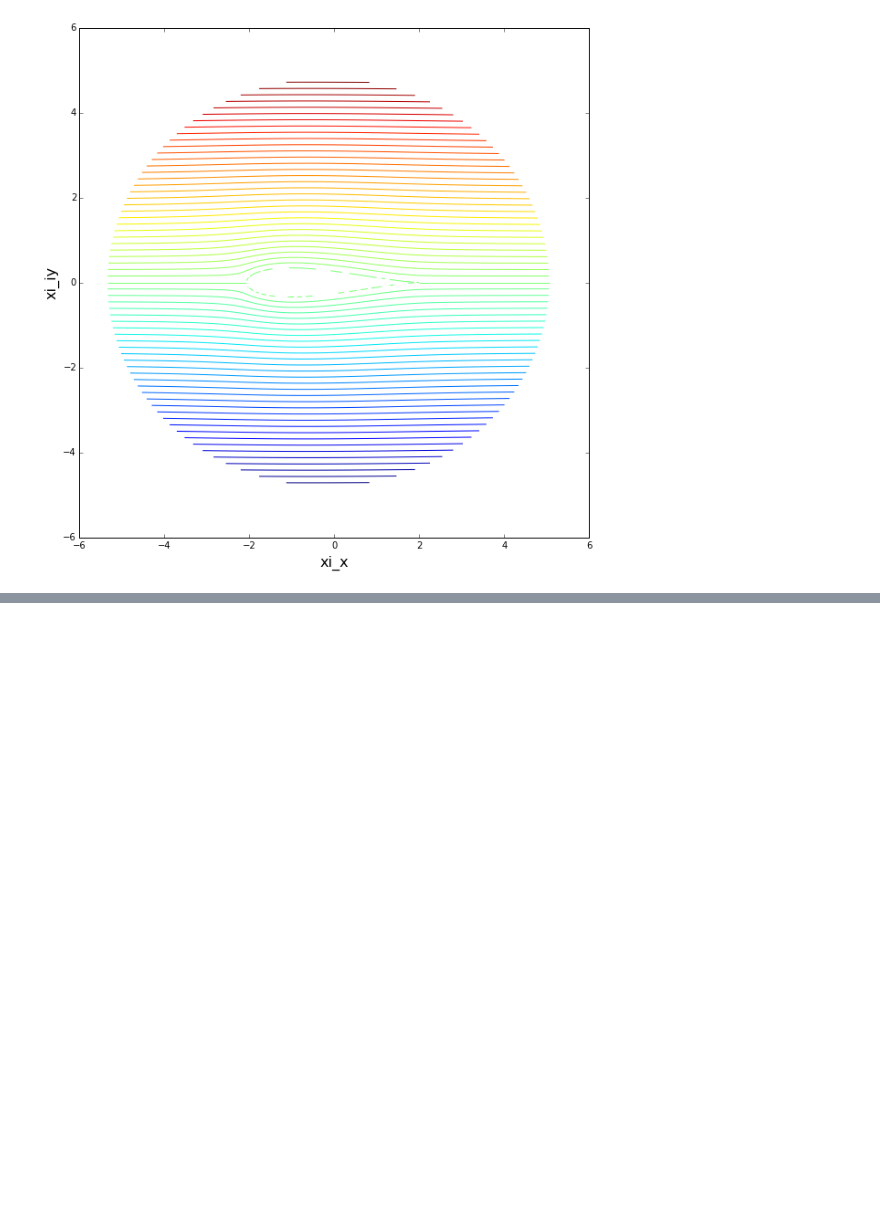
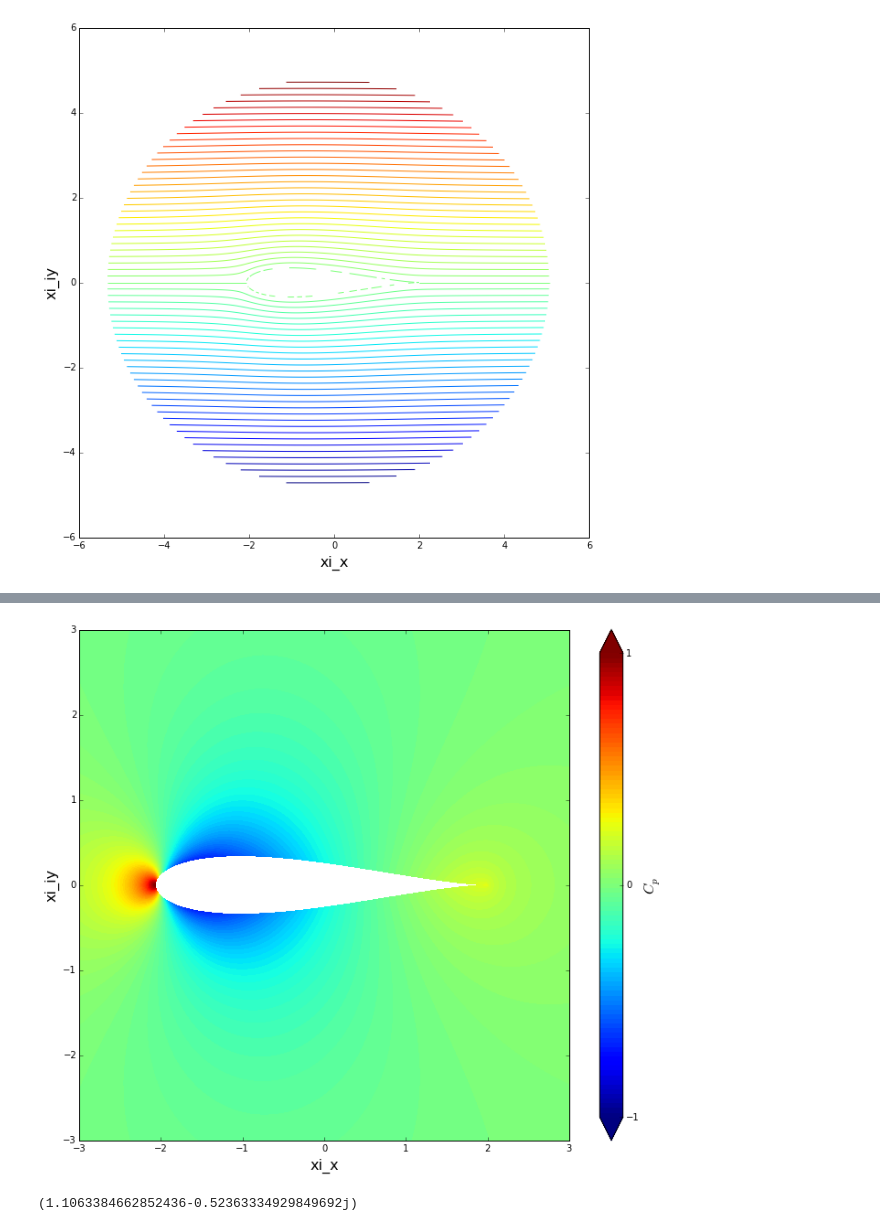
Before and after one commit to chiseler/AeroPython, a Jupyter notebook: lessons/nd_06_Lesson06_Assignment.ipynb, the cells around one changed output, grey strips where cells are left out. Saved outputs shown, nothing was run; the diff lists cells and outputs as text; code cells hidden in the pictures; blank space fills up the shorter version.

```diff
--- a/lessons/nd_06_Lesson06_Assignment.ipynb
+++ b/lessons/nd_06_Lesson06_Assignment.ipynb
@@ -354,0 +413,21 @@ plt.contour(complex_coords_grid_map.real,complex_coords_grid_map.imag,psi, 80)
+# %%
+# computes the pressure coefficient field on the xi plane
+cp_ξ = 1.0 - (u_ξ.real**2+u_ξ.imag**2)/U_freestream**2
+
+# plots the pressure coefficient field on the xi plane
+size = 10
+plt.figure(figsize=(1.2*size, size))
+plt.xlabel('xi_x', fontsize=16)
+plt.ylabel('xi_iy', fontsize=16)
+plt.xlim(-3, 3)
+plt.ylim(-3, 3)
+contf = plt.contourf(complex_coords_grid_map.real,complex_coords_grid_map.imag, cp_ξ, levels=np.linspace(-1.0, 1.0, 100), extend='both')
+cbar = plt.colorbar(contf)
+cbar.set_label('$C_p$', fontsize=16)
+cbar.set_ticks([-2.0, -1.0, 0.0, 1.0])
+# %% [output]
+[figure, added]
+# %%
+u_ξ[61,0]
+# %% [output]
+(1.1063384662852436-0.52363334929849692j)
```
Also changed, not shown: parts of 18 cells of this notebook.
